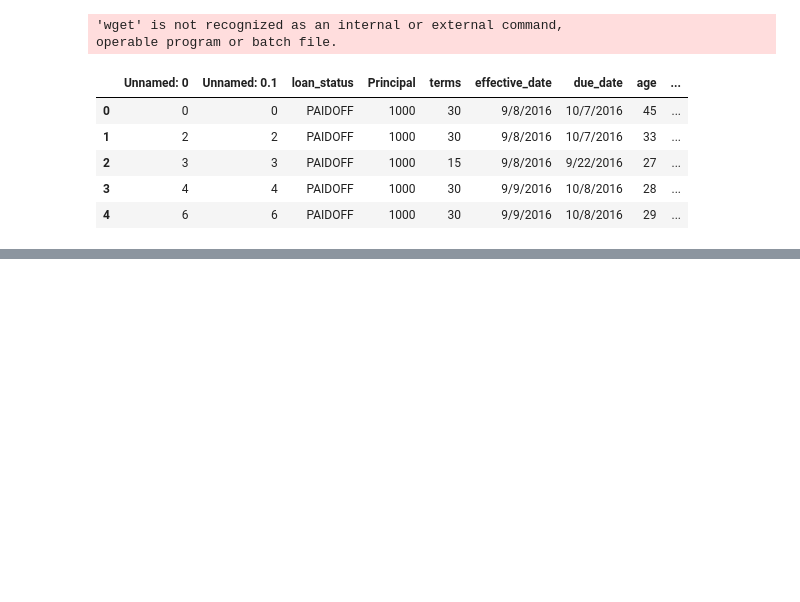
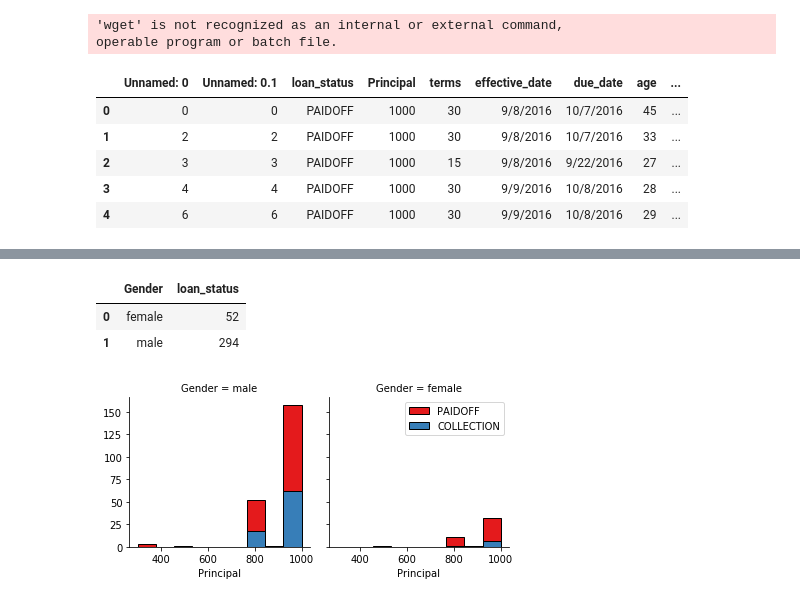
Before and after one commit to Abhi012G/IBM-The-Best-Classifier, a Jupyter notebook: The Best Classifier .ipynb, the cells around one changed output, grey strips where cells are left out. Saved outputs shown, nothing was run; the diff lists cells and outputs as text; code cells hidden in the pictures; blank space fills up the shorter version.

```diff
--- a/The Best Classifier .ipynb
+++ b/The Best Classifier .ipynb
@@ -36,0 +63,15 @@ data.describe(include="all")
+# %%
+data[['loan_status','Gender']].groupby(['Gender'], as_index=False).count()
+# %% [output]
+|  | Gender | loan_status |
+| 0 | female | 52 |
+| 1 | male | 294 |
+# %%
+bins = np.linspace(data.Principal.min(), data.Principal.max(), 10)
+g = sns.FacetGrid(data, col="Gender", hue="loan_status", palette="Set1", col_wrap=2)
+g.map(plt.hist, 'Principal', bins=bins, ec="k")
+
+g.axes[-1].legend()
+plt.show()
+# %% [output]
+[figure, added]
```
Also changed, not shown: parts of 11 cells of this notebook.
